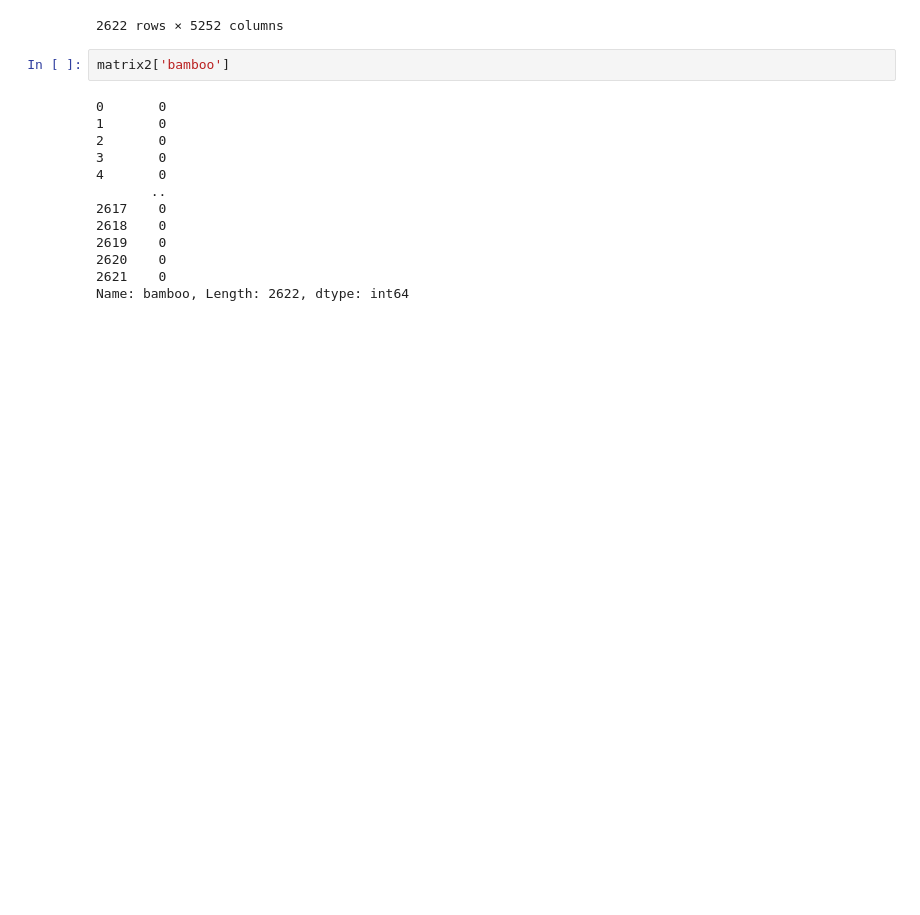
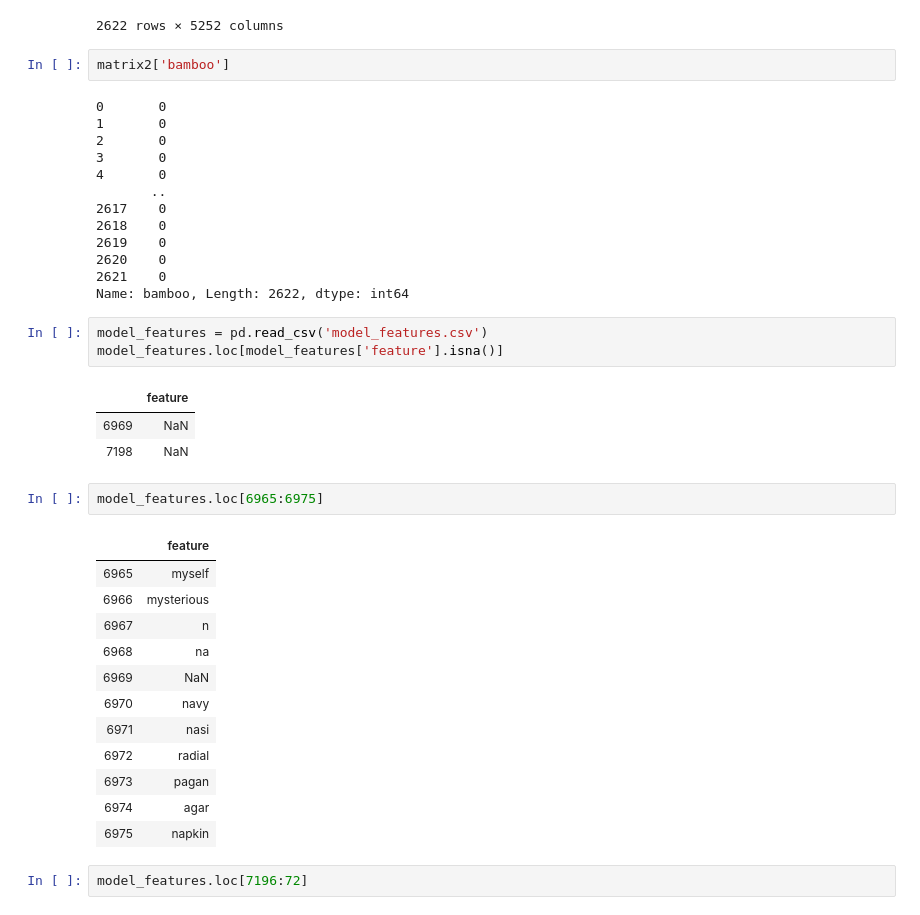
Before and after one commit to mrugeles/Disaster-Response-Pipeline, a Jupyter notebook: test.ipynb, the cells around one changed output. Cells and saved outputs as stored; diff of their text form; blank space fills up the shorter version.

Commit message:
saving model features

```diff
--- a/test.ipynb
+++ b/test.ipynb
@@ -275,3 +275,27 @@ matrix2['bamboo']
 2620    0
 2621    0
 Name: bamboo, Length: 2622, dtype: int64
+# %%
+model_features = pd.read_csv('model_features.csv')
+model_features.loc[model_features['feature'].isna()]
+# %% [output]
+|  | feature |
+| 6969 | NaN |
+| 7198 | NaN |
+# %%
+model_features.loc[6965:6975]
+# %% [output]
+|  | feature |
+| 6965 | myself |
+| 6966 | mysterious |
+| 6967 | n |
+| 6968 | na |
+| 6969 | NaN |
+| 6970 | navy |
+| 6971 | nasi |
+| 6972 | radial |
+| 6973 | pagan |
+| 6974 | agar |
+| 6975 | napkin |
+# %%
+model_features.loc[7196:72]
```
Also changed, not shown: 2 other files.
